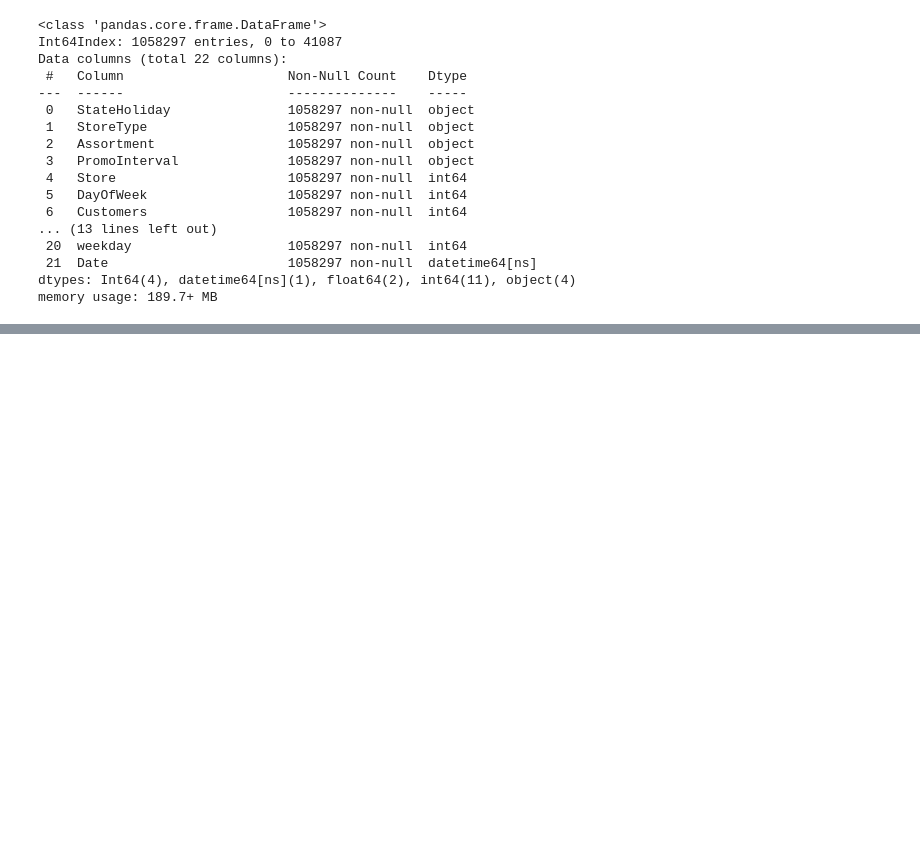
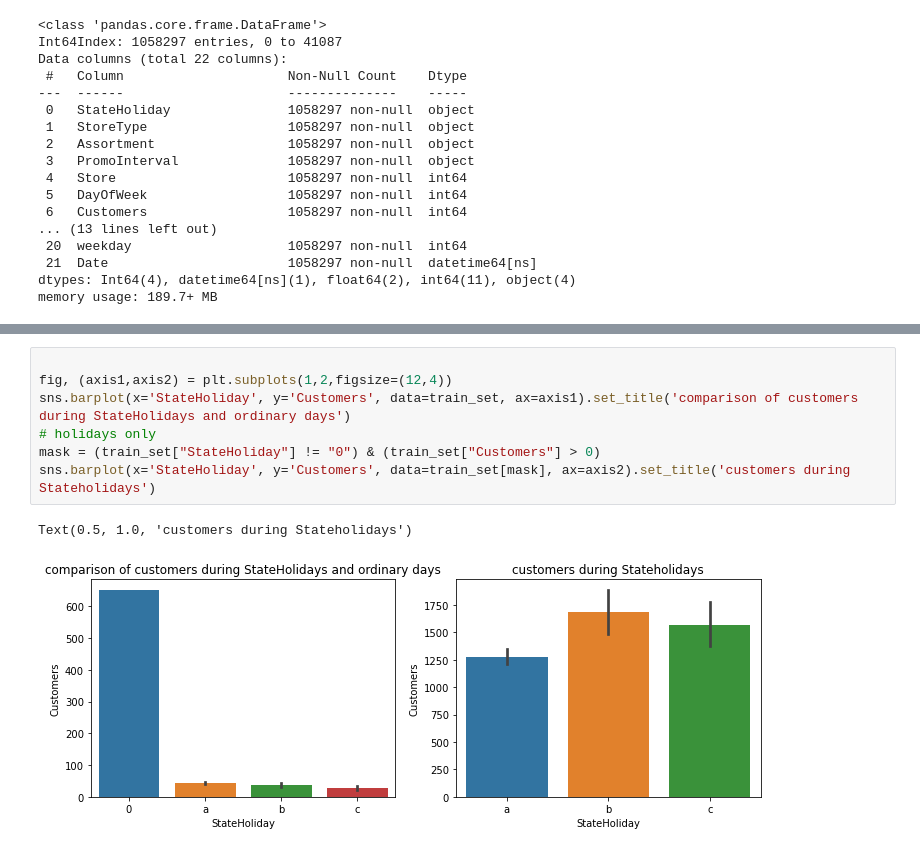
Before and after one commit to bhirwa/Pharmaceutical_Sales_prediction_across_multiple_stores, a Jupyter notebook: notebooks/Exploration.ipynb, the cells around one changed output, grey strips where cells are left out. Cells and saved outputs as stored; diff of their text form; blank space fills up the shorter version.

```diff
--- a/notebooks/Exploration.ipynb
+++ b/notebooks/Exploration.ipynb
@@ -277,0 +352,10 @@ memory usage: 189.7+ MB
+# %%
+
+fig, (axis1,axis2) = plt.subplots(1,2,figsize=(12,4))
+sns.barplot(x='StateHoliday', y='Customers', data=train_set, ax=axis1).set_title('comparison of customers during StateHolidays and ordinary days')
+# holidays only
+mask = (train_set["StateHoliday"] != "0") & (train_set["Customers"] > 0)
+sns.barplot(x='StateHoliday', y='Customers', data=train_set[mask], ax=axis2).set_title('customers during Stateholidays')
+# %% [output]
+Text(0.5, 1.0, 'customers during Stateholidays')
+[figure, added]
```
Also changed, not shown: parts of 24 cells of this notebook, 3 other files.
